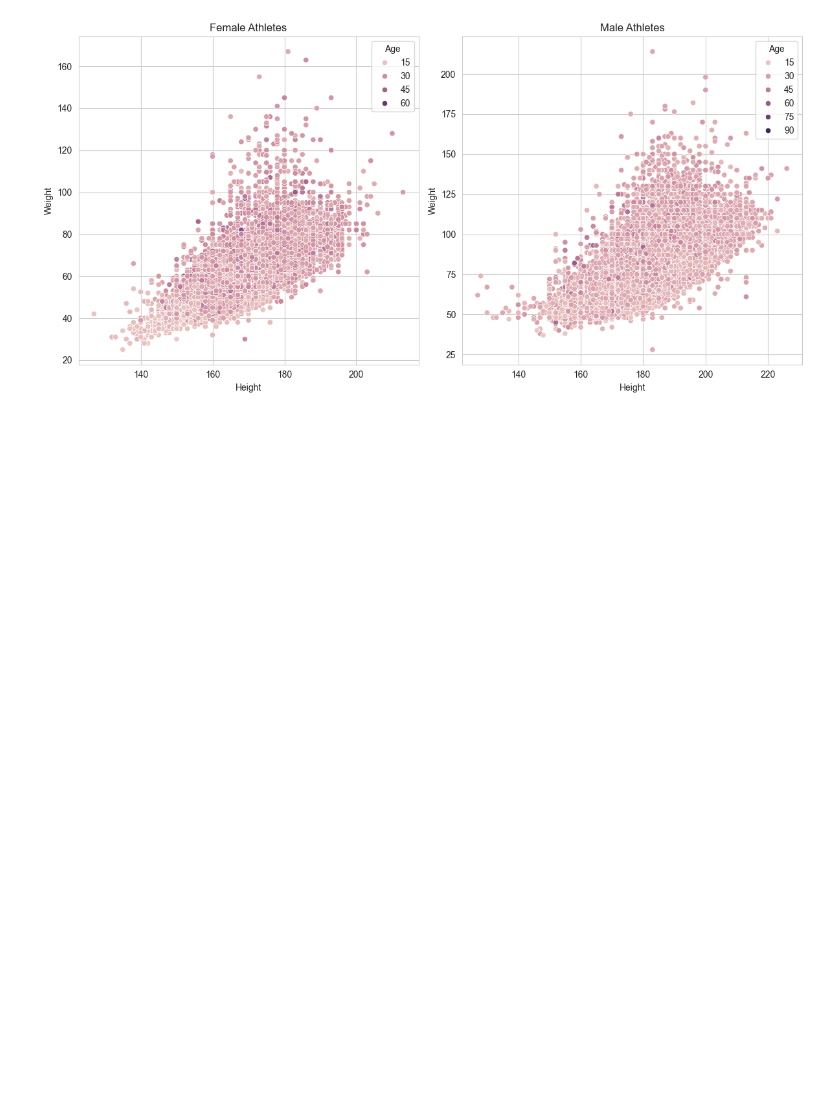
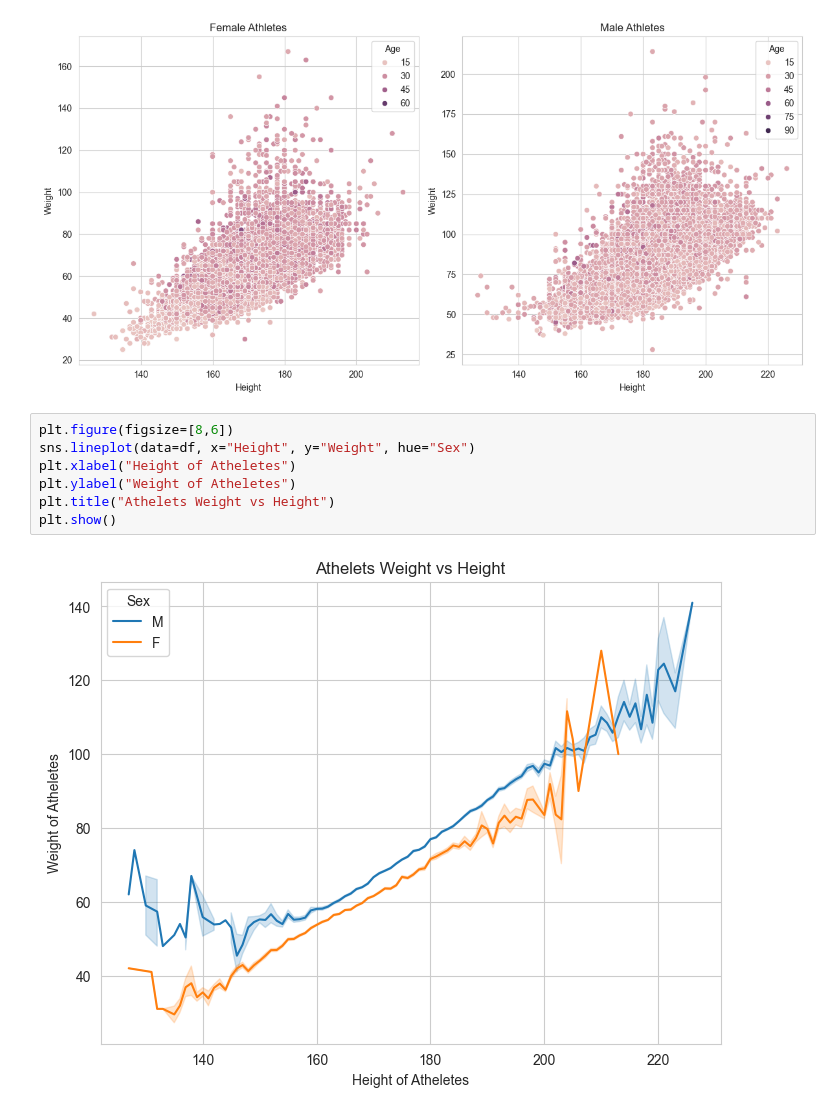
Before and after one commit to Dani-8/120Years-Of-Olympics-Data-Analysis, a Jupyter notebook: 120 Years Of Olympic.ipynb, the cells around one changed output. Cells and saved outputs as stored; diff of their text form; blank space fills up the shorter version.

```diff
--- a/120 Years Of Olympic.ipynb
+++ b/120 Years Of Olympic.ipynb
@@ -200,3 +200,12 @@ plt.tight_layout()
 plt.show()
 # %% [output]
 [figure]
+# %%
+plt.figure(figsize=[8,6])
+sns.lineplot(data=df, x="Height", y="Weight", hue="Sex")
+plt.xlabel("Height of Atheletes")
+plt.ylabel("Weight of Atheletes")
+plt.title("Athelets Weight vs Height")
+plt.show()
+# %% [output]
+[figure, added]
```
Also changed, not shown: parts of 1 cell of this notebook.
